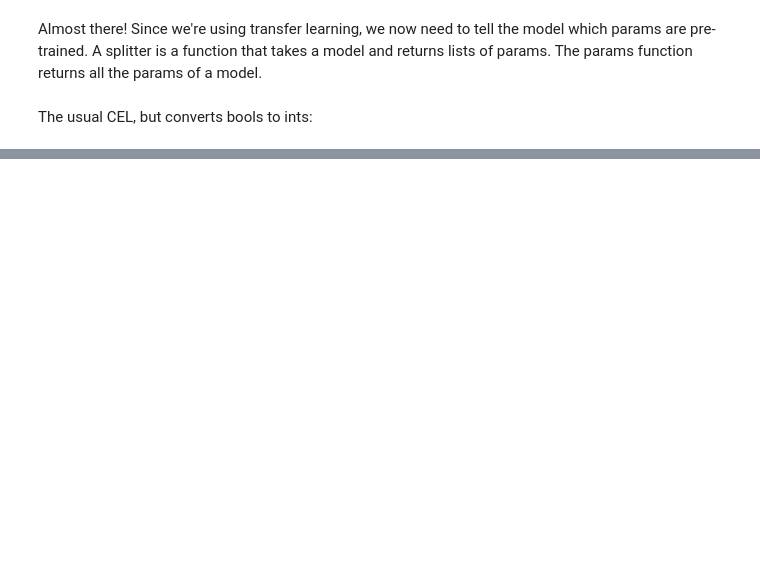
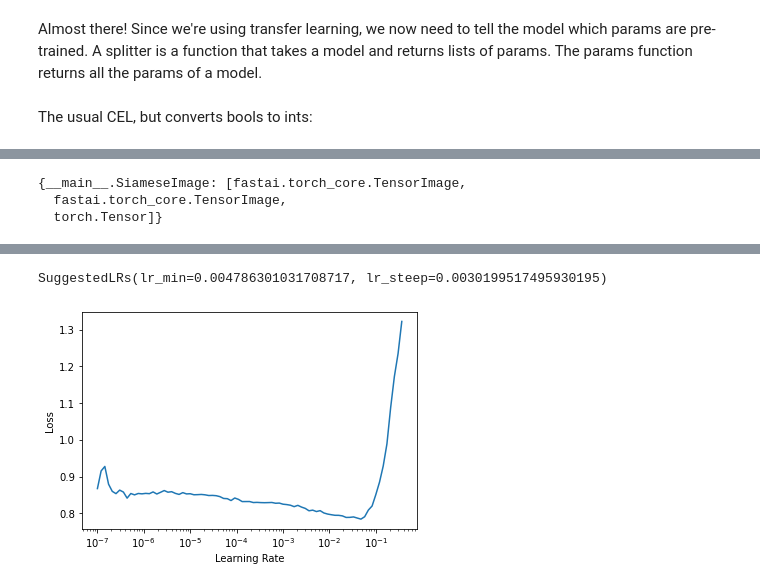
Before and after one commit to mccallion/rory, a Jupyter notebook: _20200916_siamese.ipynb, the cells around one changed output, grey strips where cells are left out. Saved outputs shown, nothing was run; the diff lists cells and outputs as text; code cells hidden in the pictures; blank space fills up the shorter version.

Commit message:
Saving progress on siamese (almost done cleaning up)

```diff
--- a/_20200916_siamese.ipynb
+++ b/_20200916_siamese.ipynb
@@ -487,0 +491,49 @@ def loss_func(out, targ):
+# %%
+class SiameseImage(fastuple):
+    def show(self, ctx=None, **kwargs):
+        # unpack tuple
+        if len(self) > 2:
+            im1, im2, similarity = self
+        else:
+            im1, im2 = self
+            similarity = 'Undetermined'
+        # ensure ims are tensors
+        if not isinstance(im1, Tensor):
+            if im2.size != im1.size: im2 = im2.resize(im1.size)
+            t1, t2 = tensor(im1), tensor(im2)
+            t1, t2 = t1.permute(2,0,1), t2.permute(2,0,1)
+        else: t1, t2 = im1, im2
+        # create padding
+        padding = t1.new_zeros(t1.shape[0], t1.shape[1], 10)
+        # concat t1,padding,t2 into a single tensor and return
+        return show_image(torch.cat([t1, padding, t2], dim=2), title=similarity, ctx=ctx, **kwargs)
+# %%
+class SiameseTransform(Transform):
+    def __init__(self, files, splits):
+        self.valid = {f: self._draw(f) for f in files[splits[1]]}
+
+    def encodes(self, f):
+        f2,t = self.valid.get(f, self._draw(f))
+        img1,img2 = PILImage.create(f),PILImage.create(f2)
+        return SiameseImage(img1, img2, int(t))
+
+    def _draw(self, f):
+        same = random.random() < 0.5
+        cls = label_func(f)
+        if not same: cls = random.choice(L(l for l in labels if l != cls))
+        return random.choice(lbl2files[cls]),same
+
+splits = RandomSplitter()(files)
+tfm = SiameseTransform(files, splits)
+tls = TfmdLists(files, tfm, splits=splits)
+dls = tls.dataloaders(after_item=[Resize(224), ToTensor],
+                      after_batch=[IntToFloatTensor, Normalize.from_stats(*imagenet_stats)])
+# %%
+b = dls.one_batch()
+explode_types(b)
+# %% [output]
+{__main__.SiameseImage: [fastai.torch_core.TensorImage,
+  fastai.torch_core.TensorImage,
+  torch.Tensor]}
+# %%
+learn = Learner(dls, model, loss_func=CrossEntropyLossFlat(), splitter=siamese_splitter, metrics=accuracy)
@@ -487,0 +542,3 @@ def loss_func(out, targ):
+# %%
+learn.lr_find()
+# %% [output]
@@ -487,0 +546,2 @@ def loss_func(out, targ):
+SuggestedLRs(lr_min=0.004786301031708717, lr_steep=0.0030199517495930195)
+[figure, added]
```
Also changed, not shown: parts of 59 cells of this notebook.
